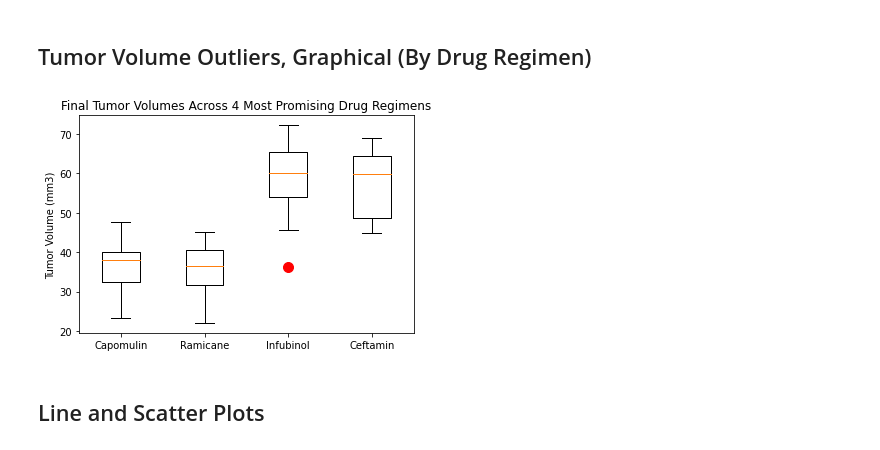
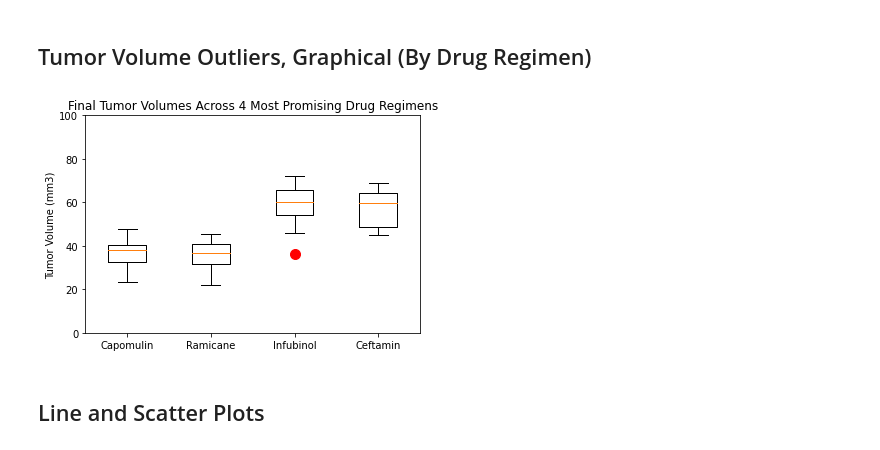
Before and after one commit to sydnipierce/matplotlib-challenge, a Jupyter notebook: Pymaceuticals/pymaceuticals_starter.ipynb, the cells around one changed output. Saved outputs shown, nothing was run; the diff lists cells and outputs as text; code cells hidden in the pictures.

Commit message:
Adjusted y axis limits for box and whisker plot

```diff
--- a/Pymaceuticals/pymaceuticals_starter.ipynb
+++ b/Pymaceuticals/pymaceuticals_starter.ipynb
@@ -414,34 +414,35 @@ for index, row in final_promising_df.iterrows():
     if row["Drug Regimen"] == "Capomulin":
         cap.append(row["Tumor Volume (mm3)"])
     if row["Drug Regimen"] == "Ramicane":
         ram.append(row["Tumor Volume (mm3)"])
     if row["Drug Regimen"] == "Infubinol":
         inf.append(row["Tumor Volume (mm3)"])
     if row["Drug Regimen"] == "Ceftamin":
         cef.append(row["Tumor Volume (mm3)"])
 
 cap.sort()
 ram.sort()
 inf.sort()
 cef.sort()
 
 flierprops = dict(marker='o', markerfacecolor='red', markersize=10,
                   markeredgecolor='red')
 
 tick_locations = [1, 2, 3, 4]
 boxplot_labels = ["Capomulin", "Ramicane", "Infubinol", "Ceftamin"]
 
 data = [cap, ram, inf, cef]
 fig1, ax1 = plt.subplots()
 ax1.set_title('Final Tumor Volumes Across 4 Most Promising Drug Regimens')
 ax1.set_ylabel('Tumor Volume (mm3)')
 ax1.boxplot(data, flierprops=flierprops)
 plt.xticks(tick_locations, boxplot_labels)
+plt.ylim(0, 100)
 plt.show()
 
 # When calculating outliers by regimen rather than across regiments, it appears Infubinol contains an outlier
 # %% [output]
-[figure, old version]
+[figure, new version]
 # %% [markdown]
 ## Line and Scatter Plots
 # %%
```
